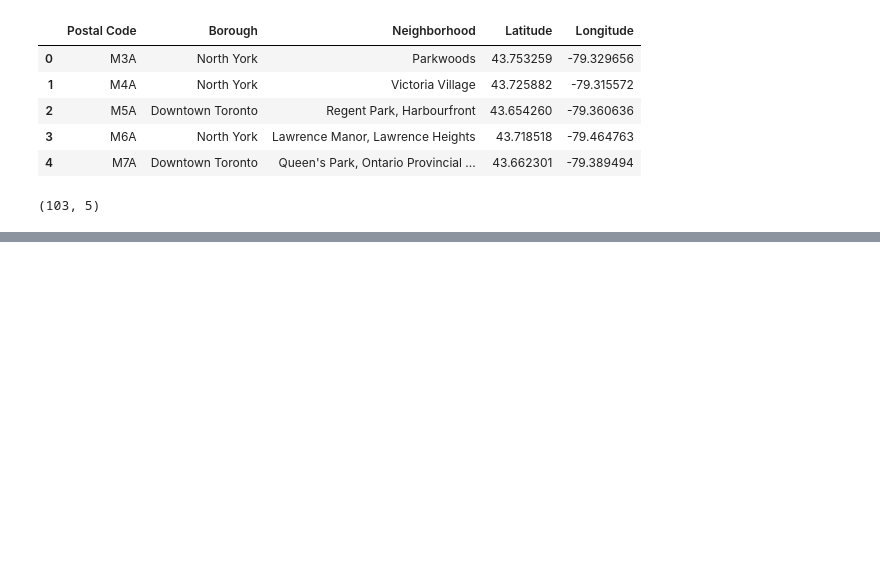
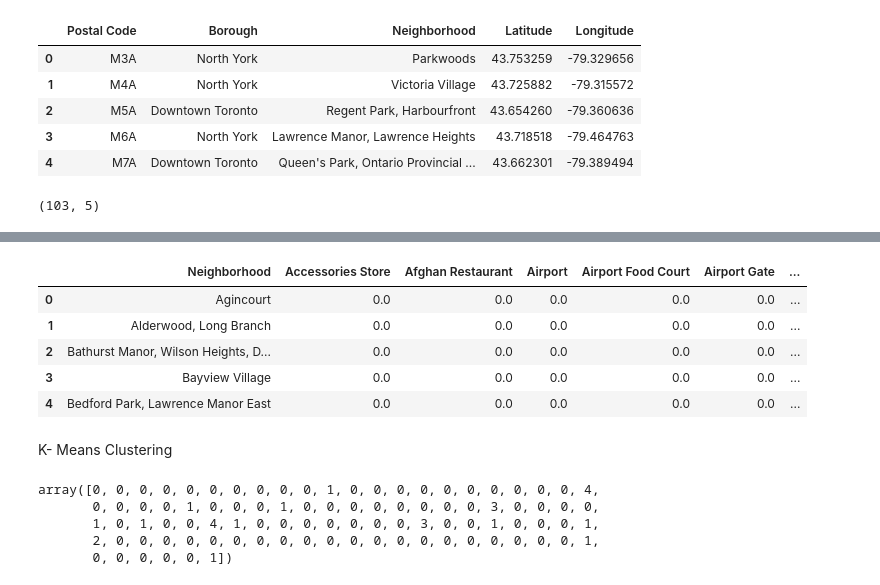
Before and after one commit to naveen1973/Coursera_Capstone-1, a Jupyter notebook: Toronto Neighbourhood clustering.ipynb, the cells around one changed output, grey strips where cells are left out. Cells and saved outputs as stored; diff of their text form; code cells hidden in the pictures; blank space fills up the shorter version.

```diff
--- a/Toronto Neighbourhood clustering.ipynb
+++ b/Toronto Neighbourhood clustering.ipynb
@@ -89,0 +320,2 @@ data_final.shape
+# %%
+toronto_grouped=toronto_onehot.groupby('Neighborhood').mean().reset_index()
@@ -89,0 +326,22 @@ data_final.shape
+# %%
+toronto_grouped.head()
+# %% [output]
+|  | Neighborhood | Accessories Store | Afghan Restaurant | Airport | Airport Food Court | Airport Gate | ... |
+| 0 | Agincourt | 0.0 | 0.0 | 0.0 | 0.0 | 0.0 | ... |
+| 1 | Alderwood, Long Branch | 0.0 | 0.0 | 0.0 | 0.0 | 0.0 | ... |
+| 2 | Bathurst Manor, Wilson Heights, D... | 0.0 | 0.0 | 0.0 | 0.0 | 0.0 | ... |
+| 3 | Bayview Village | 0.0 | 0.0 | 0.0 | 0.0 | 0.0 | ... |
+| 4 | Bedford Park, Lawrence Manor East | 0.0 | 0.0 | 0.0 | 0.0 | 0.0 | ... |
+# %% [markdown]
+K- Means Clustering
+# %%
+clusters=5
+toronto_clustering=toronto_grouped.drop('Neighborhood',axis=1)
+kmeans= KMeans(n_clusters=clusters,random_state=1).fit(toronto_clustering)
+kmeans.labels_
+# %% [output]
+array([0, 0, 0, 0, 0, 0, 0, 0, 0, 0, 1, 0, 0, 0, 0, 0, 0, 0, 0, 0, 0, 4,
+       0, 0, 0, 0, 1, 0, 0, 0, 1, 0, 0, 0, 0, 0, 0, 0, 0, 3, 0, 0, 0, 0,
+       1, 0, 1, 0, 0, 4, 1, 0, 0, 0, 0, 0, 0, 0, 3, 0, 0, 1, 0, 0, 0, 1,
+       2, 0, 0, 0, 0, 0, 0, 0, 0, 0, 0, 0, 0, 0, 0, 0, 0, 0, 0, 0, 0, 1,
+       0, 0, 0, 0, 0, 1])
```
Also changed, not shown: parts of 22 cells of this notebook.
